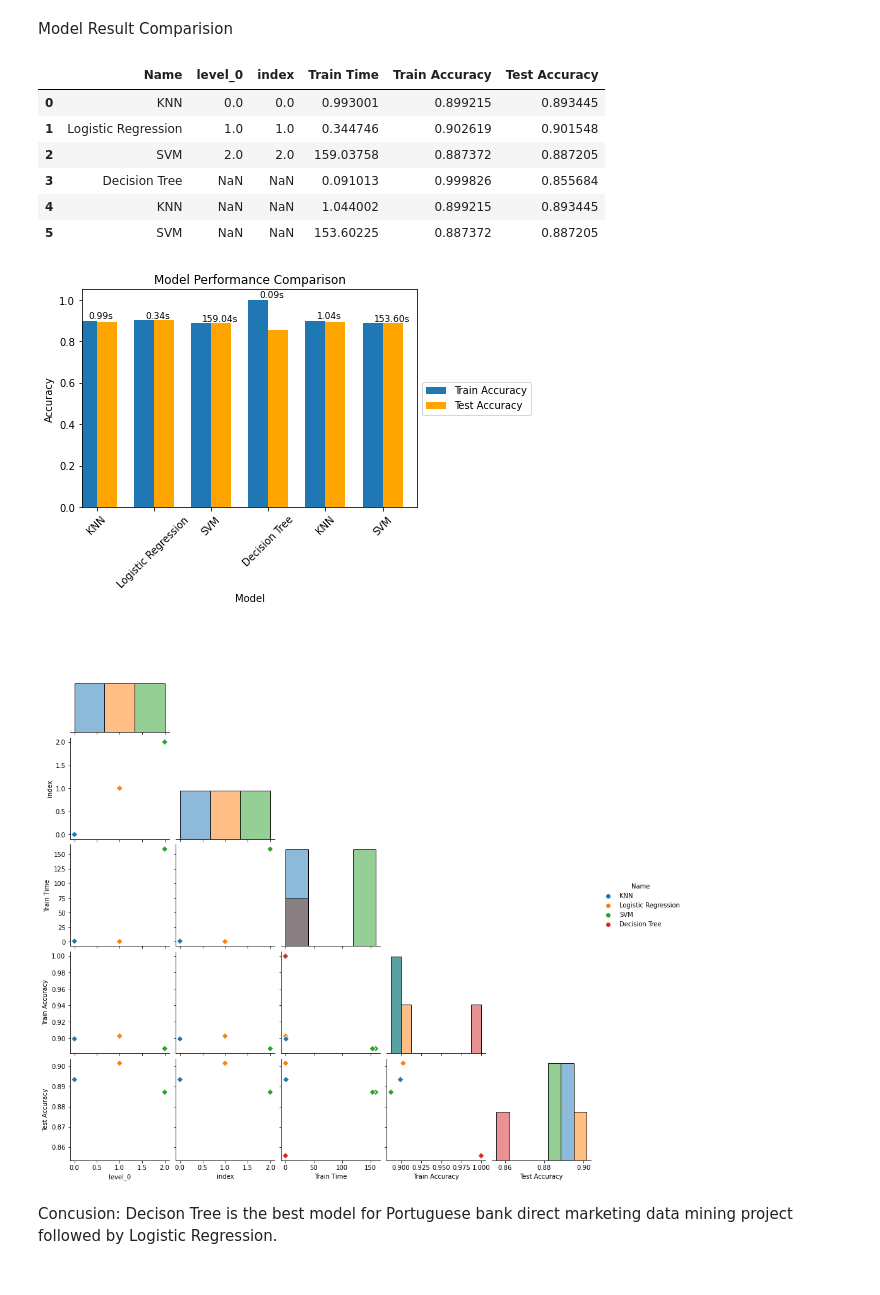
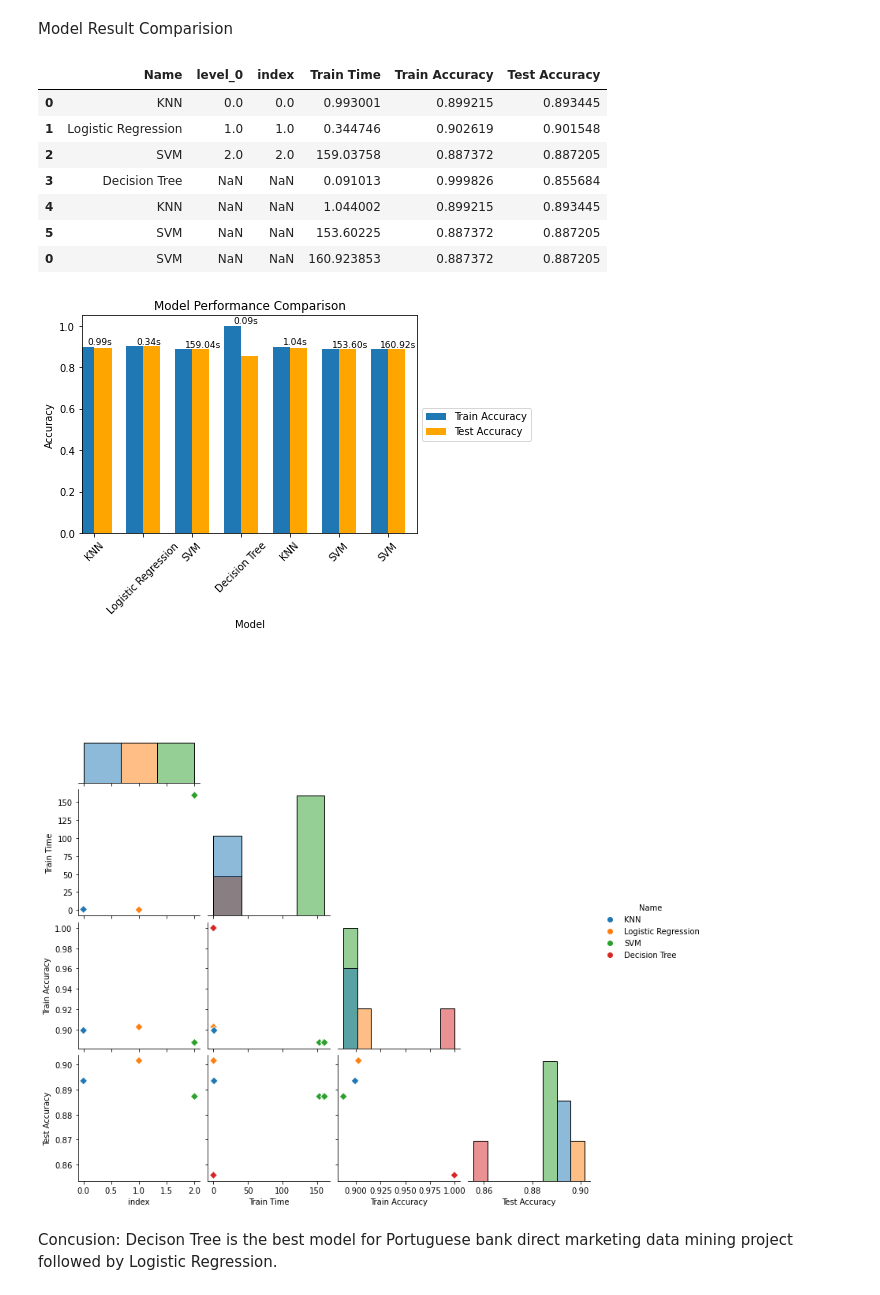
Before and after one commit to pranalee04/BH-PCMLAI-Module17-PracticalApplication-3, a Jupyter notebook: notebook/practical-assignment-3.ipynb, the cells around one changed output. Saved outputs shown, nothing was run; the diff lists cells and outputs as text; code cells hidden in the pictures.

```diff
--- a/notebook/practical-assignment-3.ipynb
+++ b/notebook/practical-assignment-3.ipynb
@@ -699,7 +699,7 @@ train_accuracy = log_reg_model.score(X_train, y_train)
 test_accuracy = log_reg_model.score(X_test, y_test)
 
 log_reg_model_result = pd.DataFrame({'Name': ['Logistic Regression'], 'Train Time': [train_time], 'Train Accuracy': [train_accuracy], 'Test Accuracy': [test_accuracy]})
-results_df = pd.concat([results_df, log_reg_model_result], ignore_index=True)
+results_df = pd.concat([results_df, log_reg_model_result], ignore_index=False)
 # Print the train  accuracy
 print("Train accuracy: {:.2f}".format(train_accuracy))
 print("Test accuracy: {:.2f}".format(test_accuracy))
@@ -959,7 +959,7 @@ Wall time: 0 ns
 # %%
 %%time
 start_time = time.time()
-dec_tree_model = DecisionTreeClassifier(random_state=42)
+#dec_tree_model = DecisionTreeClassifier(random_state=42)
 dec_tree_model.fit(X_train, y_train)
 end_time = time.time()
 train_time = end_time - start_time
@@ -970,7 +970,7 @@ print("Train accuracy: {:.2f}".format(train_accuracy))
 print("Test accuracy: {:.2f}".format(test_accuracy))
 
 dec_tree_model_results = pd.DataFrame({'Name': ['Decision Tree'], 'Train Time': [train_time], 'Train Accuracy': [train_accuracy], 'Test Accuracy': [test_accuracy]})
-results_df = pd.concat([results_df, dec_tree_model_results], ignore_index=True)
+results_df = pd.concat([results_df, dec_tree_model_results], ignore_index=False)
 # %% [output]
 Train accuracy: 1.00
 Test accuracy: 0.86
@@ -1050,7 +1050,7 @@ test_accuracy = knn.score(X_test, y_test)
 print("Train accuracy: {:.2f}".format(train_accuracy))
 print("Test accuracy: {:.2f}".format(test_accuracy))
 knn_results = pd.DataFrame({'Name': ['KNN'], 'Train Time': [train_time], 'Train Accuracy': [train_accuracy], 'Test Accuracy': [test_accuracy]})
-results_df = pd.concat([results_df, knn_results], ignore_index=True)
+results_df = pd.concat([results_df, knn_results], ignore_index=False)
 
 
 accuracy = accuracy_score(y_test, y_pred)
@@ -1116,8 +1116,8 @@ train_accuracy = svc.score(X_train, y_train)
 test_accuracy = svc.score(X_test, y_test)
 print("Train accuracy: {:.2f}".format(train_accuracy))
 print("Test accuracy: {:.2f}".format(test_accuracy))
-svc_results = pd.DataFrame({'Name': ['SVM'], 'Train Time': [train_time], 'Train Accuracy': [train_accuracy], 'Test Accuracy': [test_accuracy]})
-results_df = pd.concat([results_df, svc_results], ignore_index=True)
+svc_results = pd.DataFrame({'Name': ['SVC'], 'Train Time': [train_time], 'Train Accuracy': [train_accuracy], 'Test Accuracy': [test_accuracy]})
+results_df = pd.concat([results_df, svc_results], ignore_index=False)
 # %% [output]
 Train accuracy: 0.89
 Test accuracy: 0.89
@@ -1167,6 +1167,7 @@ results_df
 | 3 | Decision Tree | NaN | NaN | 0.091013 | 0.999826 | 0.855684 |
 | 4 | KNN | NaN | NaN | 1.044002 | 0.899215 | 0.893445 |
 | 5 | SVM | NaN | NaN | 153.60225 | 0.887372 | 0.887205 |
+| 0 | SVM | NaN | NaN | 160.923853 | 0.887372 | 0.887205 |
 # %%
 # Set the index to be the 'Name' column
 results_df.set_index('Name', inplace=True)
@@ -1199,18 +1200,17 @@ ax.legend(loc='center left', bbox_to_anchor=(1, 0.5))
 # Display the plot
 plt.show()
 # %% [output]
-[figure, old version]
+[figure, new version]
 # %%
 # Add the 'Name' column back to results_df as a categorical column
-results_df.reset_index(inplace=True)
 
 # Create a scatter plot matrix with model names as colors
-sns.pairplot(results_df, hue='Name', diag_kind='hist', markers='D', corner=True, plot_kws=dict(s=50, edgecolor="w", linewidth=1))
+sns.pairplot(results_df[['Name','index','Train Time','Train Accuracy','Test Accuracy']], hue='Name', diag_kind='hist', markers='D', corner=True, plot_kws=dict(s=50, edgecolor="w", linewidth=1))
 
 # Display the plot
 plt.show()
 # %% [output]
-[figure, old version]
+[figure, new version]
 # %% [markdown]
 Concusion: Decison Tree is the best model for Portuguese bank direct marketing data mining project followed by Logistic Regression.
 # %% [markdown]
```
Also changed, not shown: parts of 2 cells of this notebook, 1 other file.
